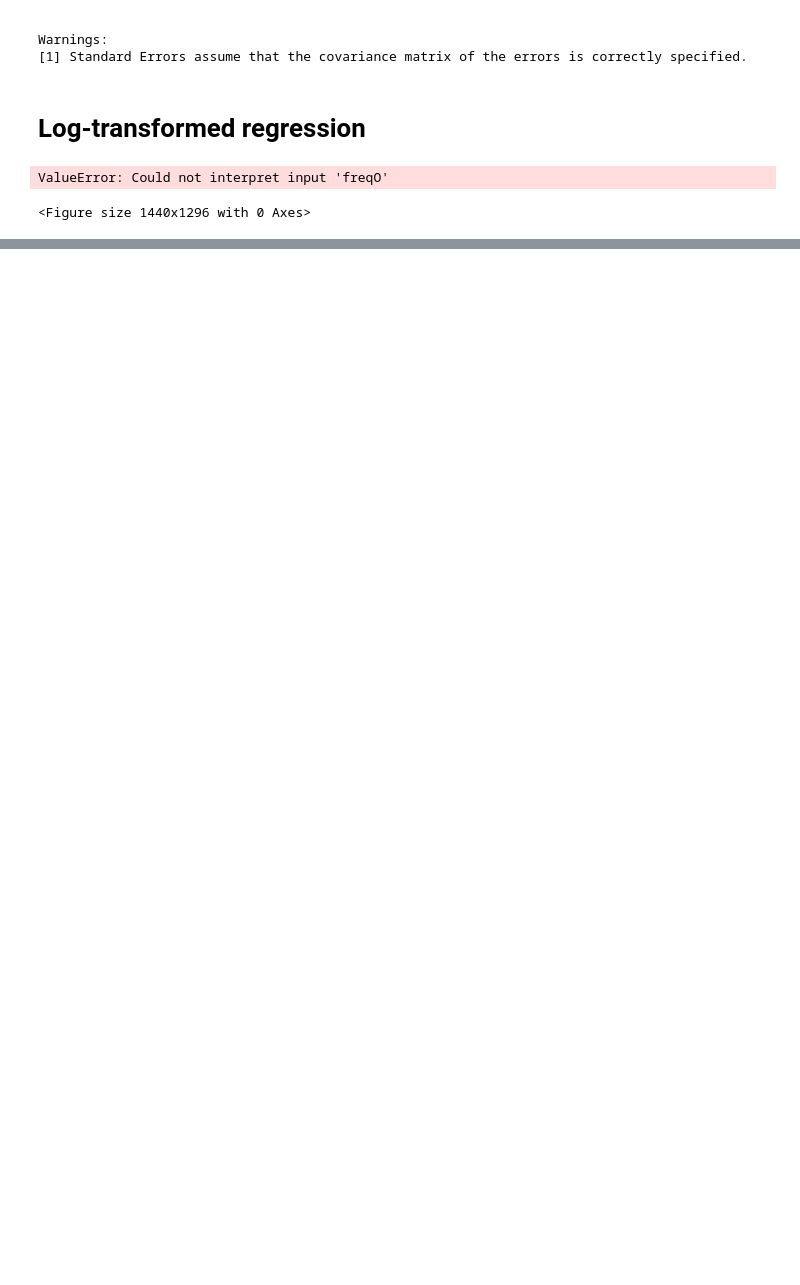
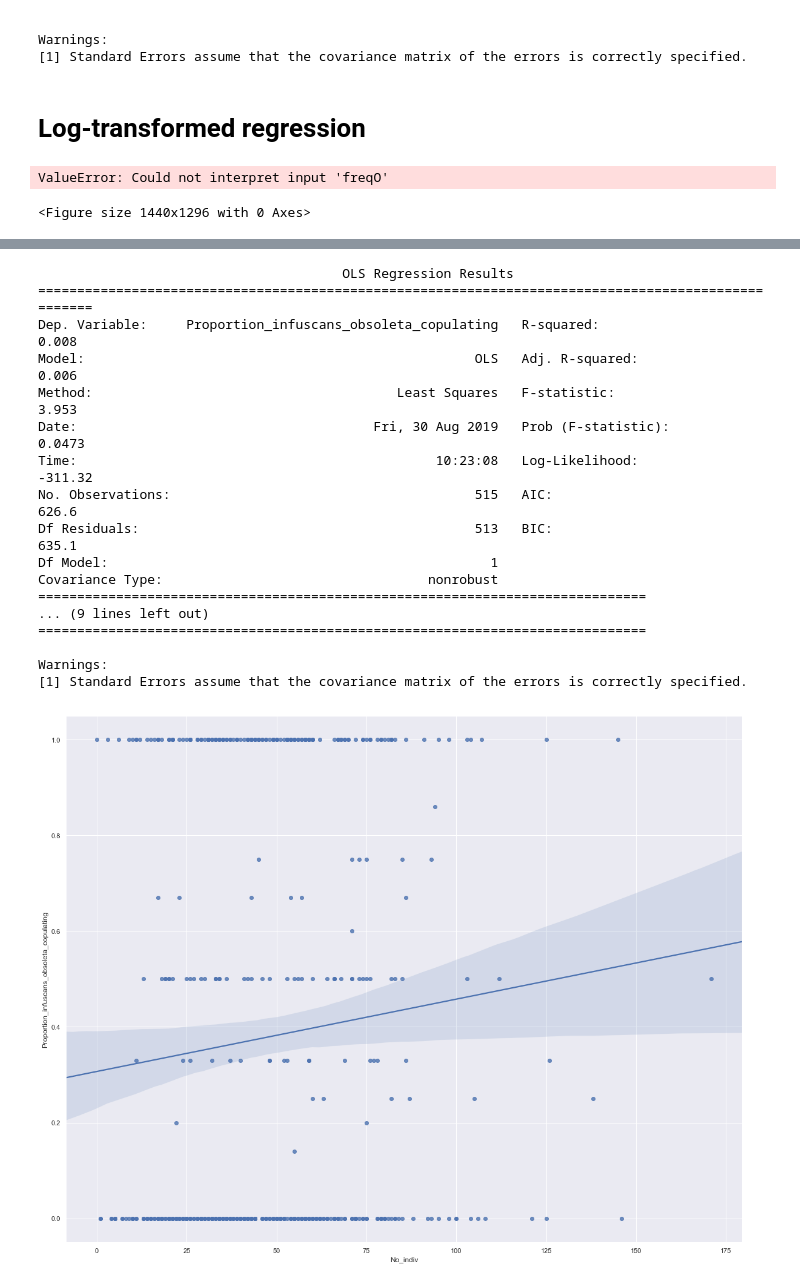
Before and after one commit to ldjonge/Thesis, a Jupyter notebook: scripts/dataAnalysis.ipynb, the cells around one changed output, grey strips where cells are left out. Saved outputs shown, nothing was run; the diff lists cells and outputs as text; code cells hidden in the pictures; blank space fills up the shorter version.

```diff
--- a/scripts/dataAnalysis.ipynb
+++ b/scripts/dataAnalysis.ipynb
@@ -1018,0 +1073,24 @@ dens["Species"].value_counts(dropna=False)
+# %%
+oComp = smf.ols(formula="Proportion_infuscans_obsoleta_copulating~No_indiv", data=dens, missing='drop').fit()
+print(oComp.summary())
+fig, axarr = plt.subplots(1,1, figsize=(20,16))
+plot1 = sns.regplot(x="No_indiv", y="Proportion_infuscans_obsoleta_copulating", data=dens, ax=axarr)
+# %% [output]
+                                       OLS Regression Results
+====================================================================================================
+Dep. Variable:     Proportion_infuscans_obsoleta_copulating   R-squared:                       0.008
+Model:                                                  OLS   Adj. R-squared:                  0.006
+Method:                                       Least Squares   F-statistic:                     3.953
+Date:                                      Fri, 30 Aug 2019   Prob (F-statistic):             0.0473
+Time:                                              10:23:08   Log-Likelihood:                -311.32
+No. Observations:                                       515   AIC:                             626.6
+Df Residuals:                                           513   BIC:                             635.1
+Df Model:                                                 1
+Covariance Type:                                  nonrobust
+==============================================================================
+... (9 lines left out)
+==============================================================================
+
+Warnings:
+[1] Standard Errors assume that the covariance matrix of the errors is correctly specified.
+[figure, added]
```
Also changed, not shown: parts of 23 cells of this notebook, 4 other files.
